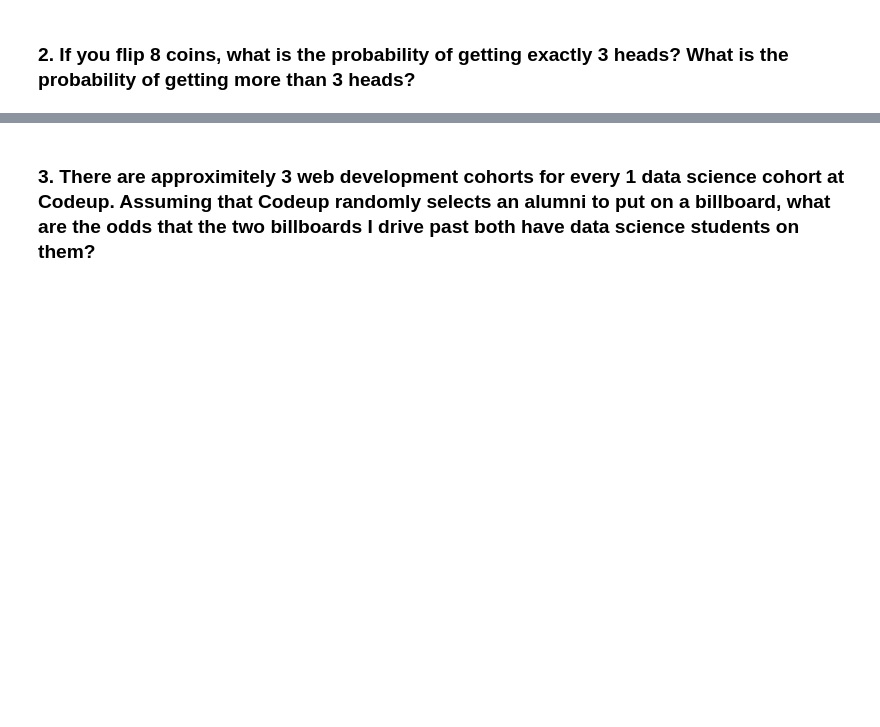
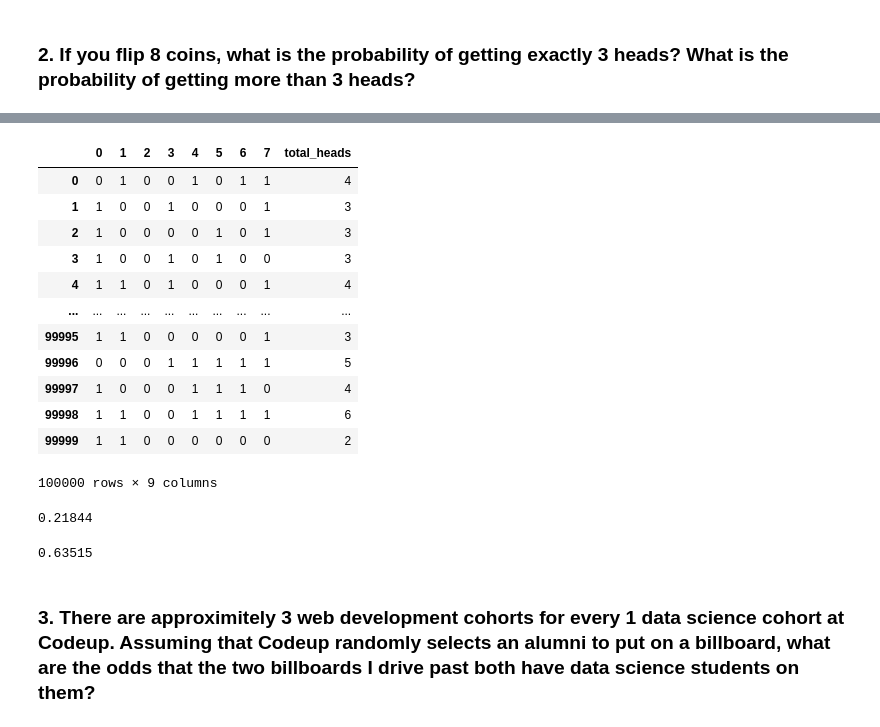
Before and after one commit to wheelerjoshua/statistics-exercises, a Jupyter notebook: simulation.ipynb, the cells around one changed output, grey strips where cells are left out. Saved outputs shown, nothing was run; the diff lists cells and outputs as text; code cells hidden in the pictures; blank space fills up the shorter version.

Commit message:
updated exercise simulation and added probability_dist exercises

```diff
--- a/simulation.ipynb
+++ b/simulation.ipynb
@@ -68,2 +68,30 @@ NameError: name 'count' is not defined
+# %%
+# create column totaling number of heads per row
+flips['total_heads'] = flips.sum(axis=1)
+flips
+# %% [output]
+|  | 0 | 1 | 2 | 3 | 4 | 5 | 6 | 7 | total_heads |
+| 0 | 0 | 1 | 0 | 0 | 1 | 0 | 1 | 1 | 4 |
+| 1 | 1 | 0 | 0 | 1 | 0 | 0 | 0 | 1 | 3 |
+| 2 | 1 | 0 | 0 | 0 | 0 | 1 | 0 | 1 | 3 |
+| 3 | 1 | 0 | 0 | 1 | 0 | 1 | 0 | 0 | 3 |
+| 4 | 1 | 1 | 0 | 1 | 0 | 0 | 0 | 1 | 4 |
+| ... | ... | ... | ... | ... | ... | ... | ... | ... | ... |
+| 99995 | 1 | 1 | 0 | 0 | 0 | 0 | 0 | 1 | 3 |
+| 99996 | 0 | 0 | 0 | 1 | 1 | 1 | 1 | 1 | 5 |
+| 99997 | 1 | 0 | 0 | 0 | 1 | 1 | 1 | 0 | 4 |
+| 99998 | 1 | 1 | 0 | 0 | 1 | 1 | 1 | 1 | 6 |
+| 99999 | 1 | 1 | 0 | 0 | 0 | 0 | 0 | 0 | 2 |
+100000 rows × 9 columns
+# %%
+# Probability of getting 3 heads in 8 flips
+(flips.total_heads == 3).mean()
+# %% [output]
+0.21844
+# %%
+# Probability of getting more than 3 heads in 8 flips
+(flips.total_heads > 3).mean()
+# %% [output]
+0.63515
 # %% [markdown]
 ### 3. There are approximitely 3 web development cohorts for every 1 data science cohort at Codeup. Assuming that Codeup randomly selects an alumni to put on a billboard, what are the odds that the two billboards I drive past both have data science students on them?
```
Also changed, not shown: parts of 39 cells of this notebook, 1 other file.
